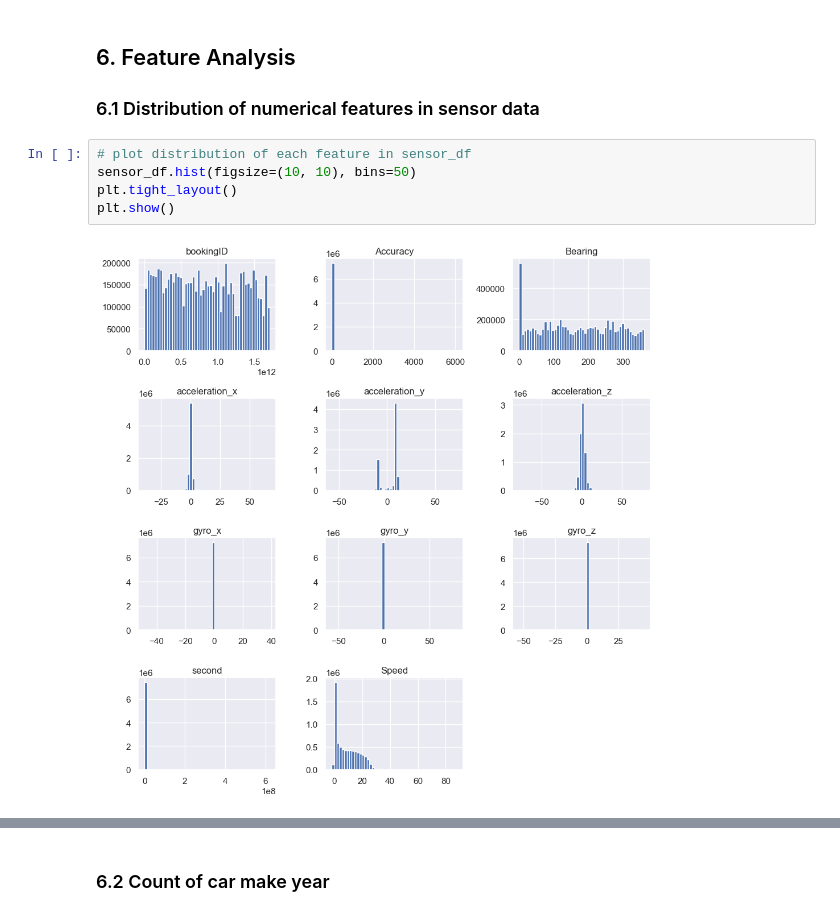
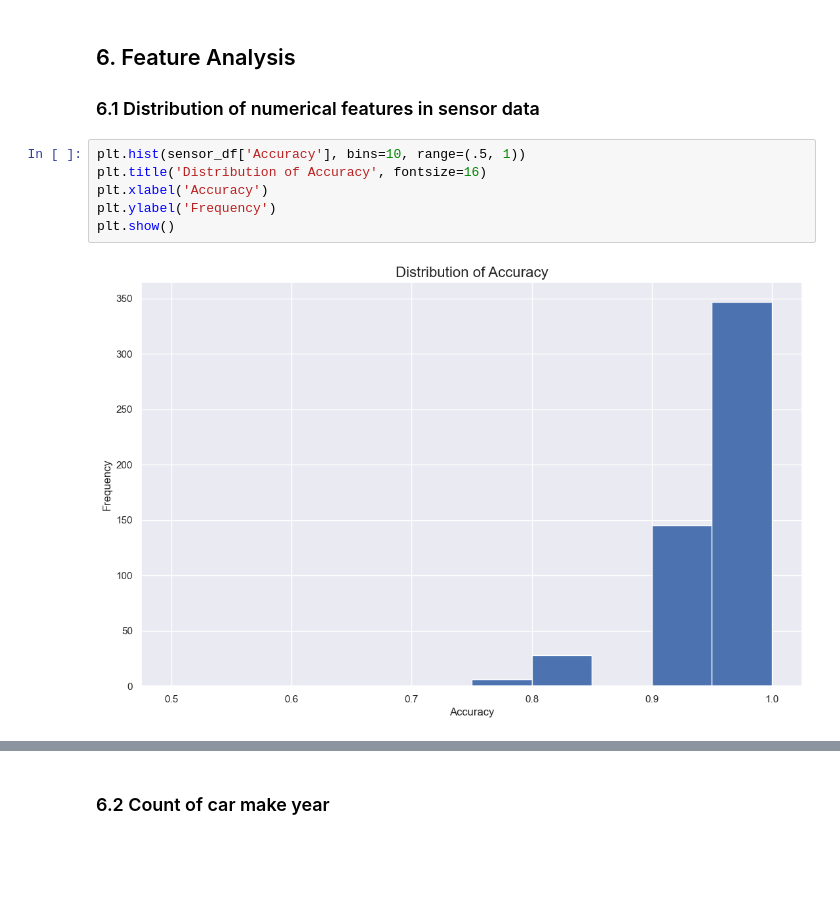
Before and after one commit to timothyckl/Just-Taxi-Analysis, a Jupyter notebook: data_understanding/eda.ipynb, the cells around one changed output, grey strips where cells are left out. Drawn from its saved outputs; the diff is of its cells as text; blank space fills up the shorter version.

Commit message:
Update eda.ipynb with more graphs

```diff
--- a/data_understanding/eda.ipynb
+++ b/data_understanding/eda.ipynb
@@ -344,10 +344,11 @@ plt.show()
 ## 6. Feature Analysis
 
 ### 6.1 Distribution of numerical features in sensor data
-# %%
-# plot distribution of each feature in sensor_df
-sensor_df.hist(figsize=(10, 10), bins=50)
-plt.tight_layout()
-plt.show()
-# %% [output]
-[figure, removed]
+# %%
+plt.hist(sensor_df['Accuracy'], bins=10, range=(.5, 1))
+plt.title('Distribution of Accuracy', fontsize=16)
+plt.xlabel('Accuracy')
+plt.ylabel('Frequency')
+plt.show()
+# %% [output]
+[figure, added]
```
Also changed, not shown: parts of 10 cells of this notebook.
